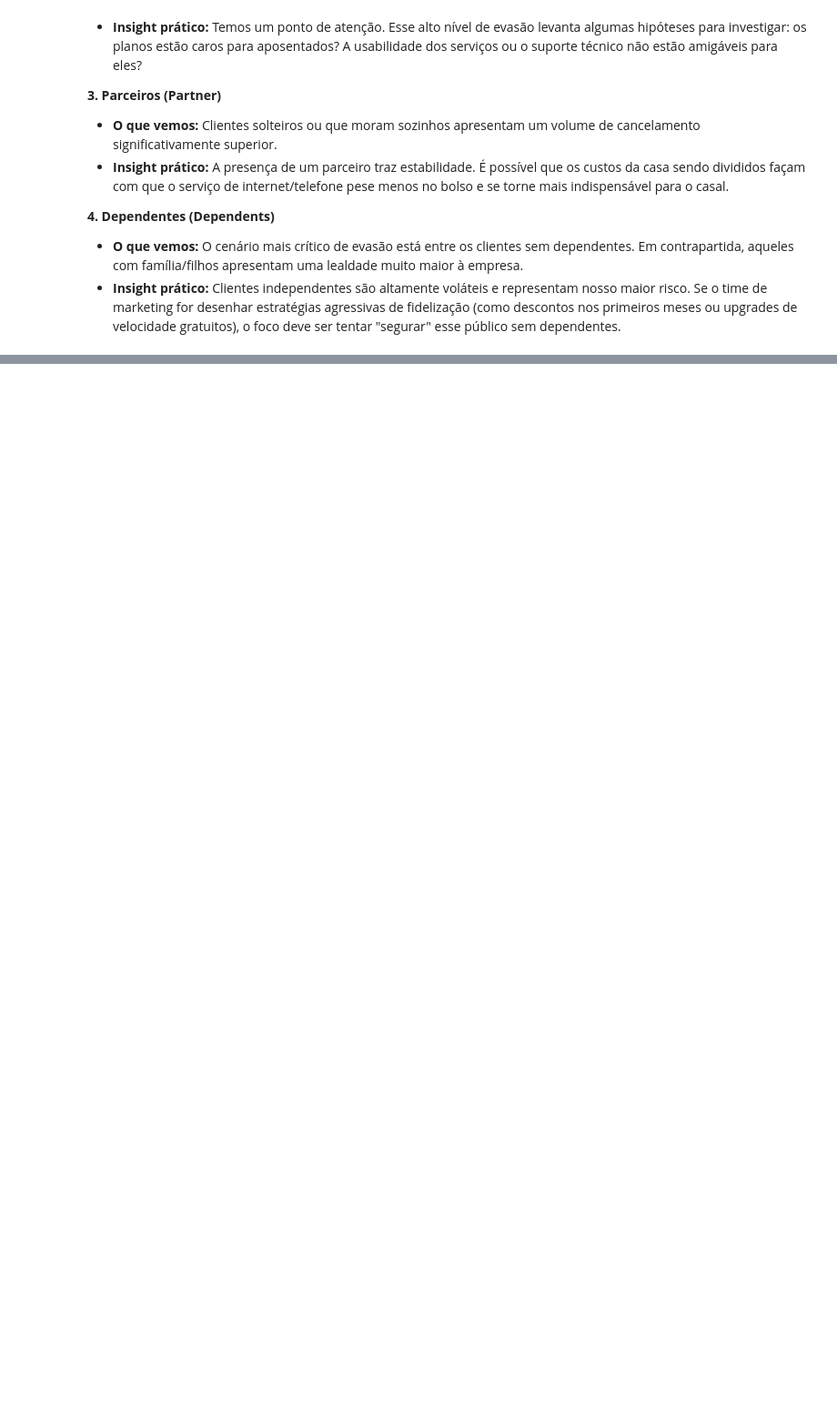
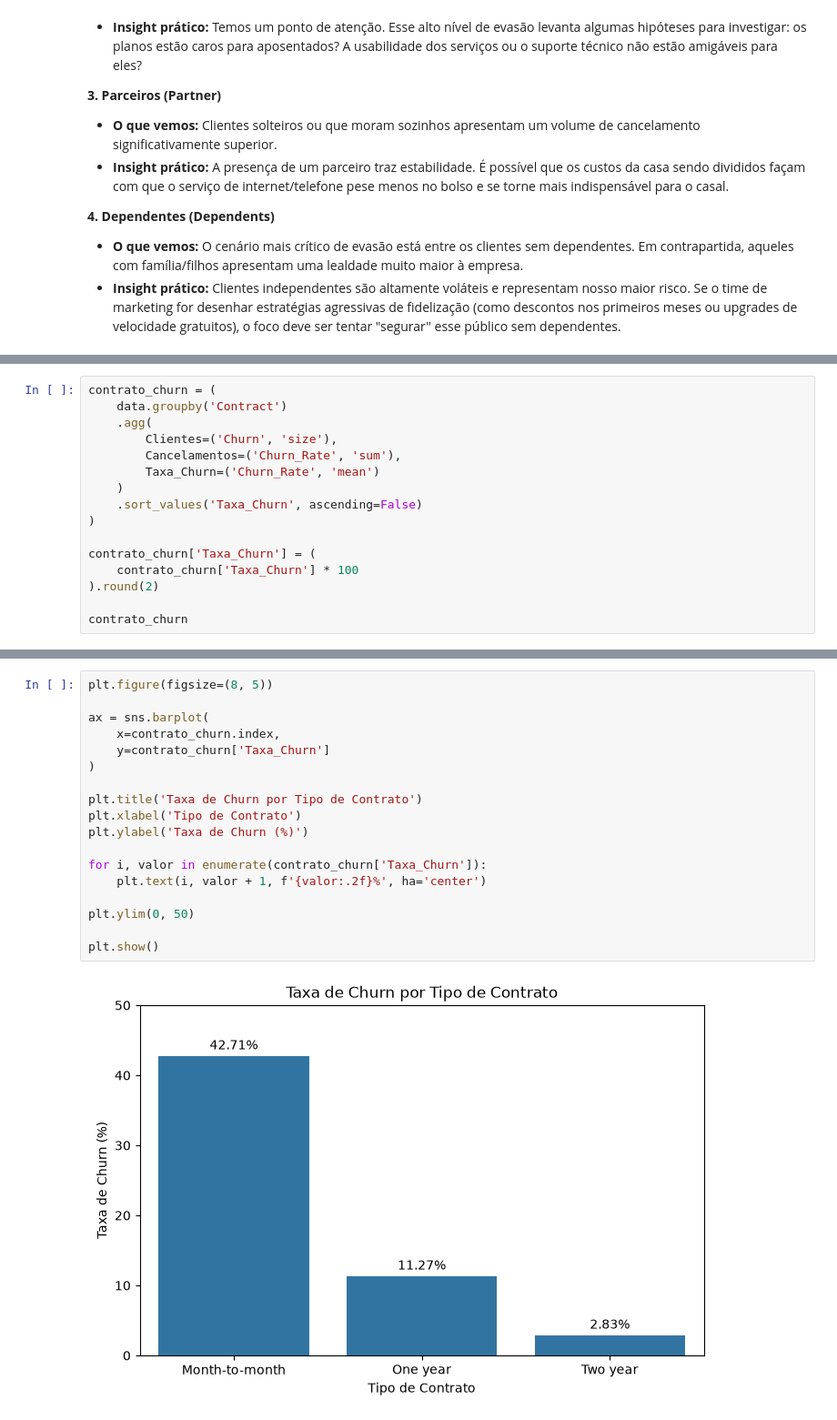
Before and after one commit to weszxl/eda_telco_customer, a Jupyter notebook: telco_customer.ipynb, the cells around one changed output, grey strips where cells are left out. Shown at 91% size. Cells and saved outputs as stored; diff of their text form; blank space fills up the shorter version.

Commit message:
feat: adiciona analise contratual e financeira do churn

```diff
--- a/telco_customer.ipynb
+++ b/telco_customer.ipynb
@@ -746,0 +557,16 @@ A longo prazo, a diferença entre o cliente básico e o cliente "premium" desapa
+# %%
+contrato_churn = (
+    data.groupby('Contract')
+    .agg(
+        Clientes=('Churn', 'size'),
+        Cancelamentos=('Churn_Rate', 'sum'),
+        Taxa_Churn=('Churn_Rate', 'mean')
+    )
+    .sort_values('Taxa_Churn', ascending=False)
+)
+
+contrato_churn['Taxa_Churn'] = (
+    contrato_churn['Taxa_Churn'] * 100
+).round(2)
+
+contrato_churn
@@ -746,0 +579,20 @@ A longo prazo, a diferença entre o cliente básico e o cliente "premium" desapa
+# %%
+plt.figure(figsize=(8, 5))
+
+ax = sns.barplot(
+    x=contrato_churn.index,
+    y=contrato_churn['Taxa_Churn']
+)
+
+plt.title('Taxa de Churn por Tipo de Contrato')
+plt.xlabel('Tipo de Contrato')
+plt.ylabel('Taxa de Churn (%)')
+
+for i, valor in enumerate(contrato_churn['Taxa_Churn']):
+    plt.text(i, valor + 1, f'{valor:.2f}%', ha='center')
+
+plt.ylim(0, 50)
+
+plt.show()
+# %% [output]
+[figure, added]
```
Also changed, not shown: parts of 32 cells of this notebook.
